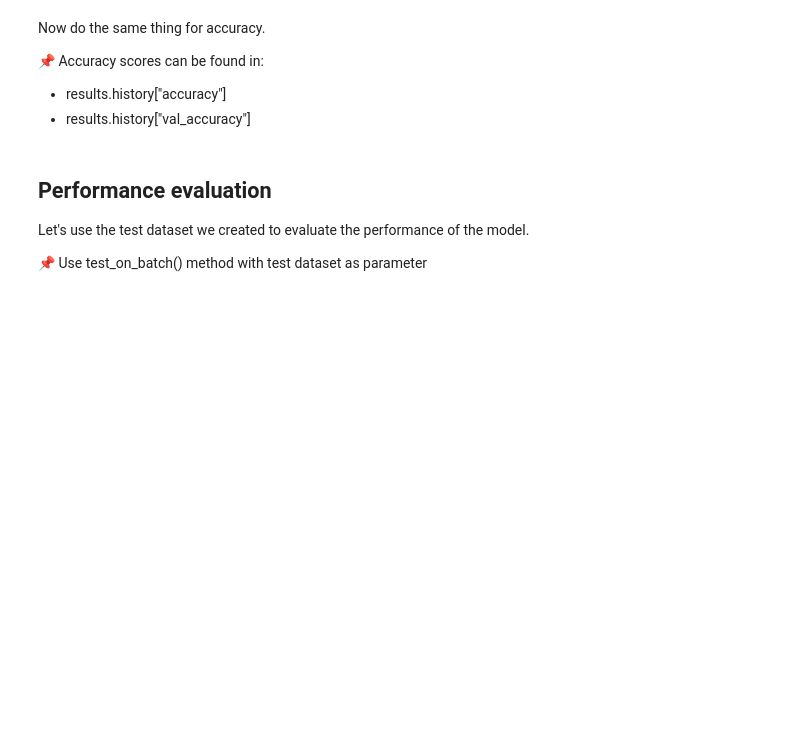
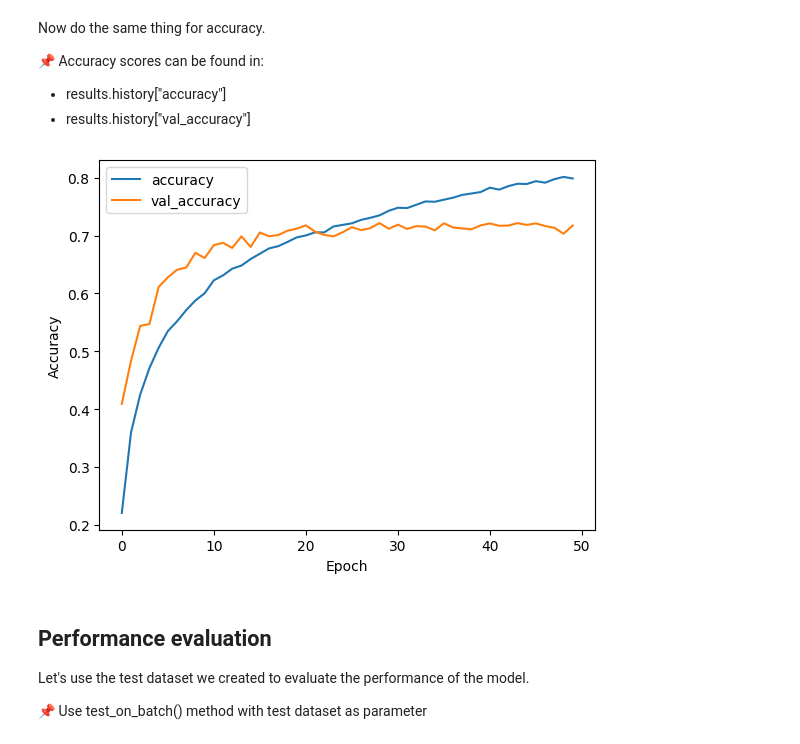
Before and after one commit to denizkazici/buildingCNN_guided_project, a Jupyter notebook: building_convolutional_neural_network.ipynb, the cells around one changed output. Saved outputs shown, nothing was run; the diff lists cells and outputs as text; code cells hidden in the pictures; blank space fills up the shorter version.

```diff
--- a/building_convolutional_neural_network.ipynb
+++ b/building_convolutional_neural_network.ipynb
@@ -230,18 +283,22 @@ Now do the same thing for accuracy.
 * results.history["val_accuracy"]
 # %%
 # Plot the the training accuracy
-
+plt.plot(results.history["accuracy"], label="accuracy")
 
 # Plot the the validation accuracy
-
+plt.plot(results.history["val_accuracy"], label="val_accuracy")
 
 # Name the x and y axises
-
+plt.xlabel("Epoch")
+plt.ylabel("Accuracy")
 
 # Put legend table
-
+plt.legend()
 
 # Show the plot
+plt.show()
+# %% [output]
+[figure, added]
 # %% [markdown]
 ## Performance evaluation
 
```
Also changed, not shown: parts of 16 cells of this notebook.
